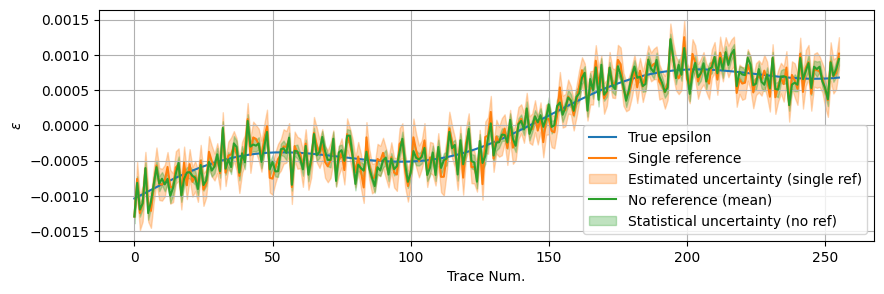
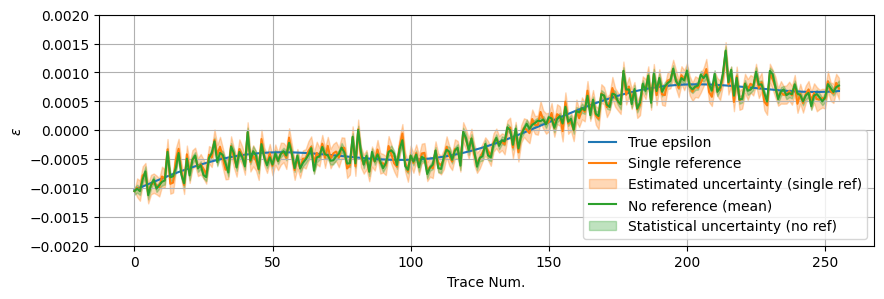
Unified diff of the notebook cell whose output changed from the first chart to the second:
--- before
+++ after
@@ -23,8 +23,8 @@
     color=hdl.get_color(), 
     alpha=0.3, label="Statistical uncertainty (no ref)")
-# plt.plot(ewght, label="No reference (weighted)")
 
 plt.gca().set_xlabel("Trace Num.")
 plt.gca().set_ylabel("$ \epsilon $")
 plt.gca().legend();
+plt.gca().set_ylim(-0.002, 0.002)
 plt.grid(True);

Commit: add cluster version...